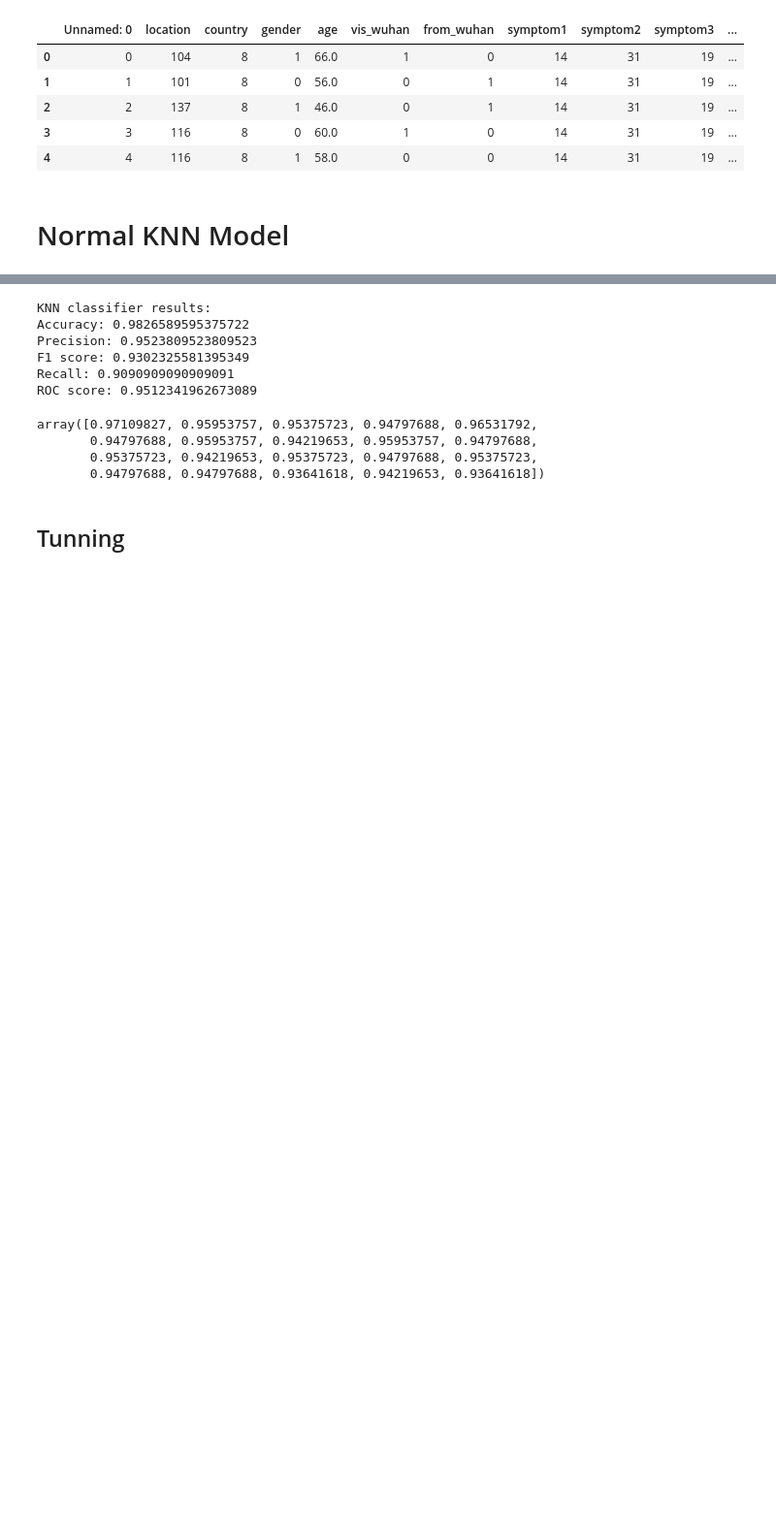
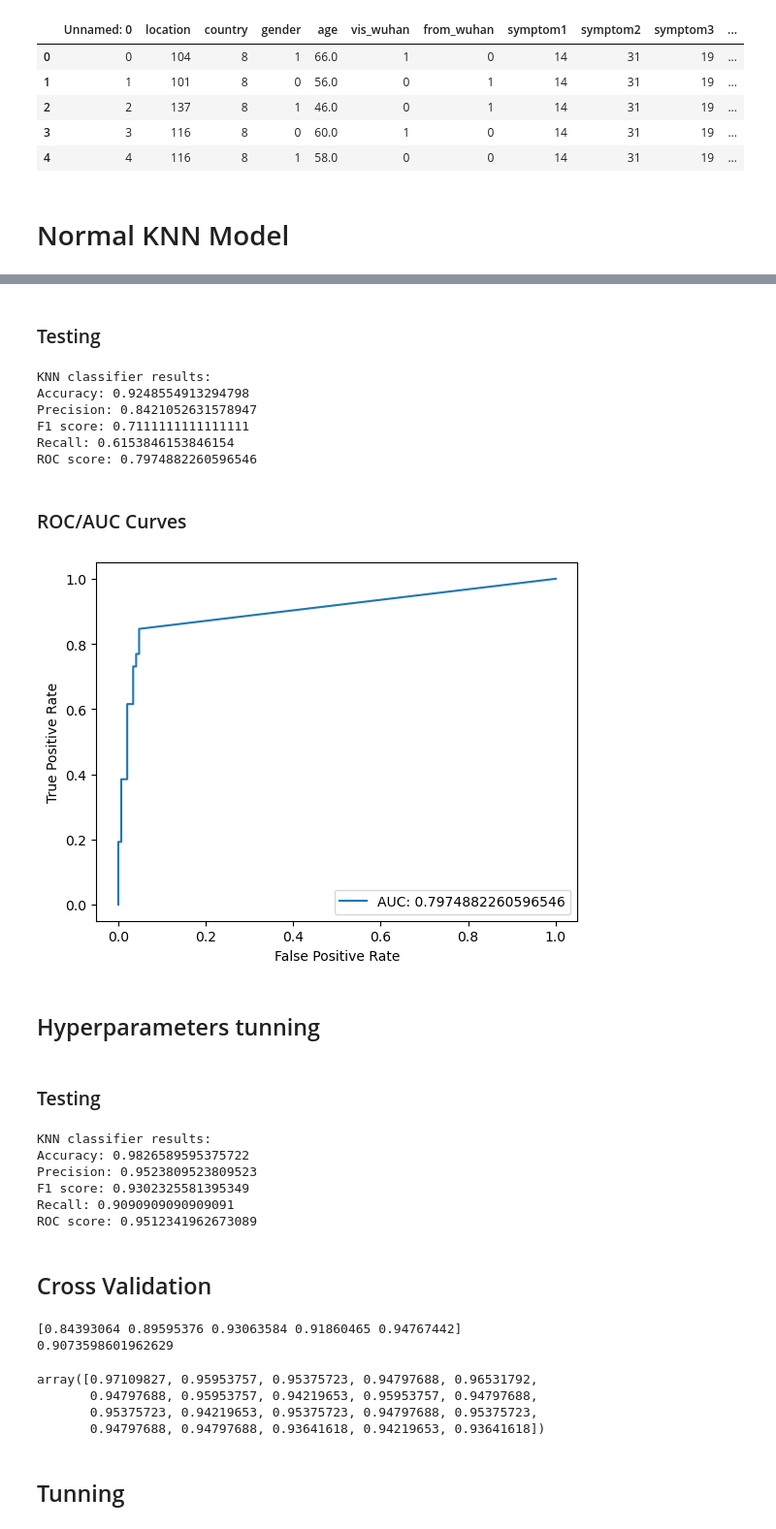
Before and after one commit to mahgob601/MachineLearning-Project, a Jupyter notebook: KNN.ipynb, the cells around one changed output, grey strips where cells are left out. Shown: that part at 97% size. Saved outputs shown, nothing was run; the diff lists cells and outputs as text; code cells hidden in the pictures; blank space fills up the shorter version.

```diff
--- a/KNN.ipynb
+++ b/KNN.ipynb
@@ -26,7 +27,9 @@ df.head()
 x = df.iloc[:,1:14].values
 y = df.iloc[:,-1].values
 # %%
-x_train, x_test, y_train, y_test= train_test_split(x, y, test_size= 0.20, random_state=200)
+x_train, x_test, y_train, y_test= train_test_split(x, y, test_size= 0.20, random_state=20)
+x_train, x_val, y_train, y_val = train_test_split(x_train, y_train,
+    test_size=0.25, random_state= 20)
 # %%
 classifier= KNeighborsClassifier(n_neighbors=4, weights='distance', metric='minkowski')
 classifier.fit(x_train, y_train)
@@ -34,3 +53,38 @@ y_pred= classifier.predict(x_test)
+# %% [markdown]
+### Testing
+# %%
+y_pred2 = classifier.predict(x_test)
+# %%
+print("KNN classifier results:")
+print("Accuracy:", metrics.accuracy_score(y_test , y_pred2))
+print("Precision:", metrics.precision_score(y_test , y_pred2))
+print("F1 score:",metrics.f1_score(y_test , y_pred2))
+print("Recall:", metrics.recall_score(y_test , y_pred2))
+print("ROC score:", metrics.roc_auc_score(y_test , y_pred2))
+# %% [output]
+KNN classifier results:
+Accuracy: 0.9248554913294798
+Precision: 0.8421052631578947
+F1 score: 0.7111111111111111
+Recall: 0.6153846153846154
+ROC score: 0.7974882260596546
+# %% [markdown]
+### ROC/AUC Curves
+# %%
+y_pred_proba = classifier.predict_proba(x_test)[::,1]
+fpr, tpr, _ = metrics.roc_curve(y_test,  y_pred_proba)
+# %%
+plt.plot(fpr,tpr, label="AUC: "+ str(metrics.roc_auc_score(y_test , y_pred2)))
+plt.ylabel('True Positive Rate')
+plt.xlabel('False Positive Rate')
+plt.legend(loc=4)
+plt.show()
+# %% [output]
+[figure, added]
+# %% [markdown]
+## Hyperparameters tunning
+# %% [markdown]
+### Testing
 # %%
 print("KNN classifier results:")
 print("Accuracy:", metrics.accuracy_score(y_test , y_pred))
@@ -45,6 +99,20 @@ Precision: 0.9523809523809523
 F1 score: 0.9302325581395349
 Recall: 0.9090909090909091
 ROC score: 0.9512341962673089
+# %% [markdown]
+## Cross Validation
+# %%
+#create a new KNN model
+knn_cv = KNeighborsClassifier(n_neighbors=3)
+#train model with cv of 5
+cv_scores = cross_val_score(knn_cv, x, y, cv=5)
+#print each cv score (accuracy) and average them
+print(cv_scores)
+#print(‘cv_scores mean:{}’.format(np.mean(cv_scores)))
+print(np.mean(cv_scores))
+# %% [output]
+[0.84393064 0.89595376 0.93063584 0.91860465 0.94767442]
+0.9073598601962629
 # %%
 mean_acc = np.zeros(20)
 for i in range(1,21):
```
Also changed, not shown: parts of 4 cells of this notebook.
